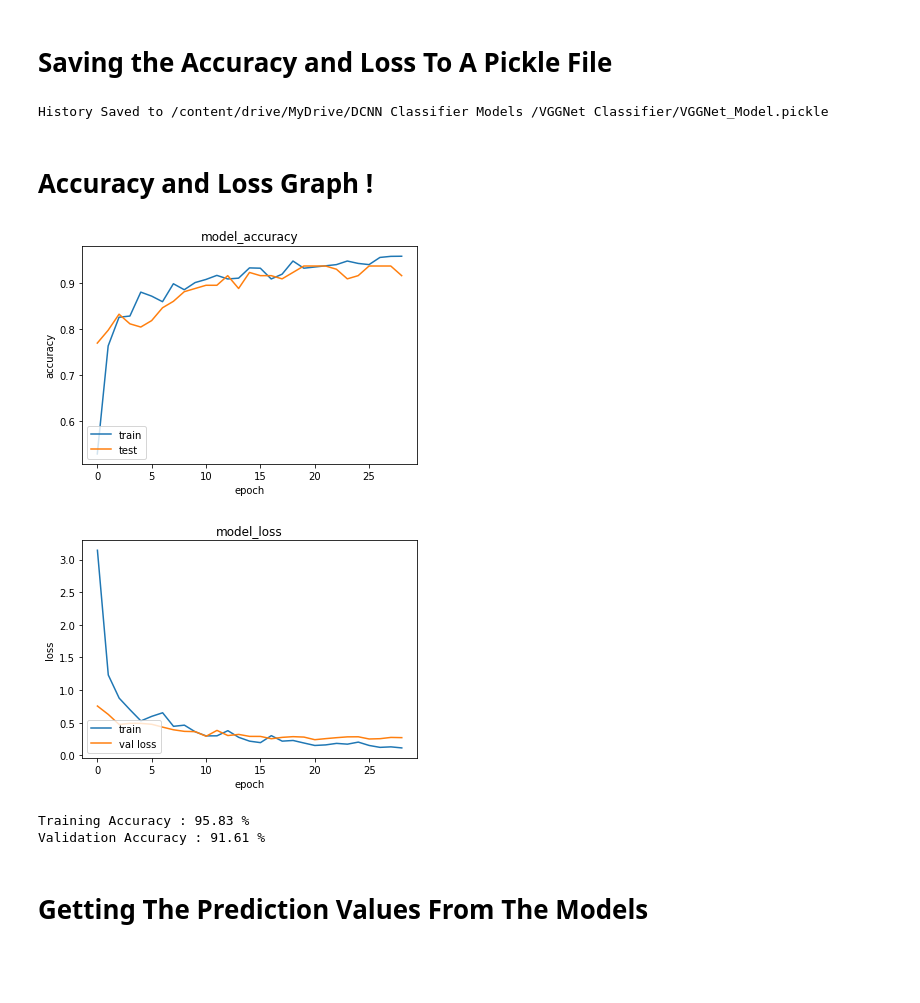
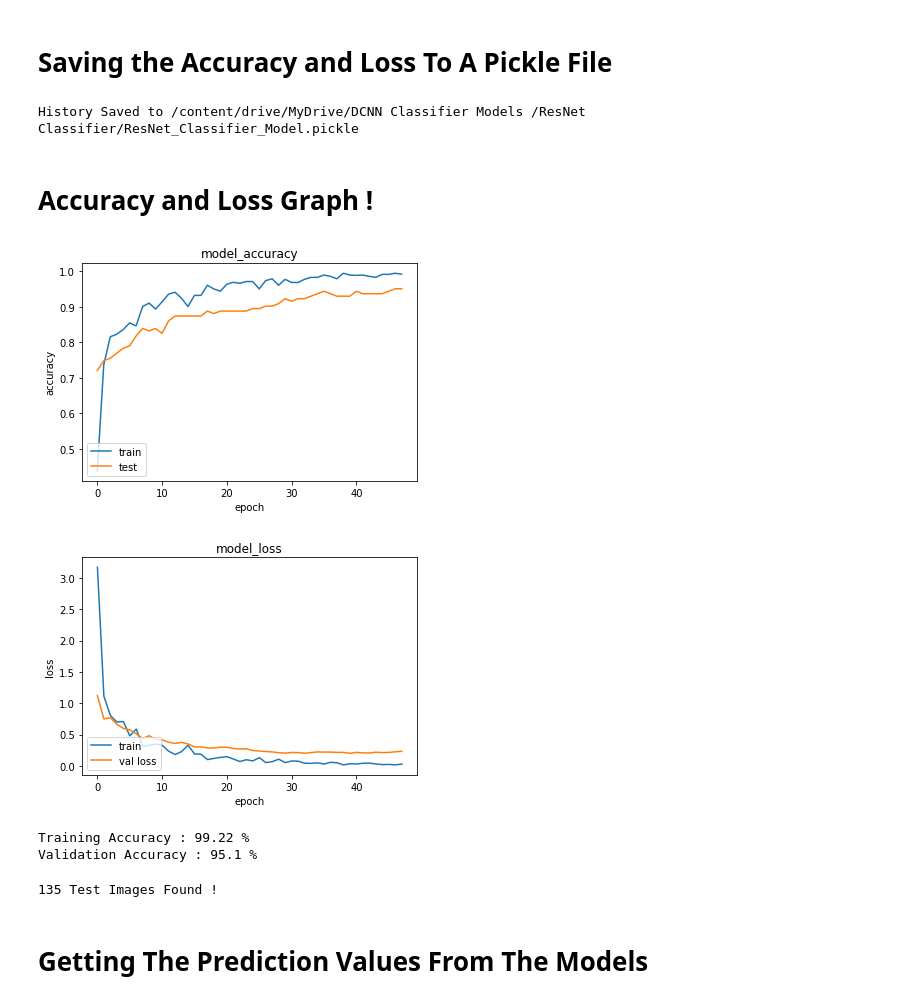
Before and after one commit to Anonymous1846/Blood-cancer-subtype-classification-using-DCNN, a Jupyter notebook: DCNN_Classifier.ipynb, the cells around one changed output. Saved outputs shown, nothing was run; the diff lists cells and outputs as text; code cells hidden in the pictures; blank space fills up the shorter version.

```diff
--- a/DCNN_Classifier.ipynb
+++ b/DCNN_Classifier.ipynb
@@ -600,12 +664,12 @@ Epoch 29: early stopping
 # %% [markdown]
 # Path To Store The Respective Model Training And Validation Losses
 # %%
-custom_model_history_pickle        = '/content/drive/MyDrive/DCNN Classifier Models /Test Classifier/Test Classifier_Model.pickle'
-alexnet_model_history_pickle       = '/content/drive/MyDrive/DCNN Classifier Models /AlexNet Classifier/AlexNet_Classifier_Model.pickle'
-resnet50_model_history_pickle      = '/content/drive/MyDrive/DCNN Classifier Models /resnet50_base Classifier/ResNet_Classifier_Model.pickle'
-vgg16_model_history_pickle         = '/content/drive/MyDrive/DCNN Classifier Models /VGGNet Classifier/VGGNet_Model.pickle'
-inceptionv3_model_history_pickle   = '/content/drive/MyDrive/DCNN Classifier Models /GoogleNet Classifier/GoogleNet_Model.pickle'
-efficientnet_model_history_pickle  =  '/content/drive/MyDrive/DCNN Classifier Models /GoogleNet Classifier/EfficientNet_Model.pickle'
+custom_model_history      = '/content/drive/MyDrive/DCNN Classifier Models /Test Classifier/Test Classifier_Model.pickle'
+alexnet_model_history     = '/content/drive/MyDrive/DCNN Classifier Models /AlexNet Classifier/AlexNet_Classifier_Model.pickle'
+resnet50_model_history    = '/content/drive/MyDrive/DCNN Classifier Models /ResNet Classifier/ResNet_Classifier_Model.pickle'
+vgg16_model_history       = '/content/drive/MyDrive/DCNN Classifier Models /VGGNet Classifier/VGGNet_Model.pickle'
+inceptionv3_model_history   = '/content/drive/MyDrive/DCNN Classifier Models /GoogleNet Classifier/GoogleNet_Model.pickle'
+efficientnet_model_history  =  '/content/drive/MyDrive/DCNN Classifier Models /GoogleNet Classifier/EfficientNet_Model.pickle'
 # %% [markdown]
 # **Saving the Accuracy and Loss To A Pickle File**
 # %%
@@ -624,9 +688,9 @@ def save_file(pickle_dir,model_history):
     binary_pickle.write(pickle.dumps(model_history))          #dumping to pickle before writing to pickle file !
     print(f'History Saved to {pickle_dir}')
 
-save_file(vgg16_model_history_pickle,trained_model.history)  #the path of the model history pickle and the current model history !
+save_file(resnet50_model_history,trained_model.history)  #the path of the model history pickle and the current model history !
 # %% [output]
-History Saved to /content/drive/MyDrive/DCNN Classifier Models /VGGNet Classifier/VGGNet_Model.pickle
+History Saved to /content/drive/MyDrive/DCNN Classifier Models /ResNet Classifier/ResNet_Classifier_Model.pickle
 # %% [markdown]
 # **Accuracy and Loss Graph !**
 # %%
@@ -637,38 +701,53 @@ def plot_metrics(acc_path):
     The accuracy and the losses at each iteration/epoch is evaluated in the graph below
     matplotlib is used for plotting.
 
     params: model history path (.pickle file)
     return: None
   '''
   with open(acc_path,'rb') as model_history: #opening the pickle file which contains the dictionary !
     model=model_history.read()
   model=pickle.loads(model)
   plt.plot(model['accuracy'])
   plt.plot(model['val_accuracy'])
   plt.title('model_accuracy')
   plt.ylabel('accuracy')
   plt.xlabel('epoch')
   plt.legend(['train','test'],loc='lower left')
   plt.show()
 
   plt.plot(model['loss'])
   plt.plot(model['val_loss'])
   plt.title('model_loss')
   plt.ylabel('loss')
   plt.xlabel('epoch')
   plt.legend(['train','val loss'],loc='lower left')
   plt.show()
   train_acc = model['accuracy'][-1]*100
   val_acc   = model['val_accuracy'][-1]*100
   print(f'Training Accuracy : {round(train_acc,2)} %')
   print(f'Validation Accuracy : {round(val_acc,2)} %')
 
-plot_metrics(vgg16_model_history_pickle)
+plot_metrics(resnet50_model_history)
 # %% [output]
-[figure, old version]
+[figure, new version]
-[figure, old version]
+[figure, new version]
-Training Accuracy : 95.83 %
-Validation Accuracy : 91.61 %
+Training Accuracy : 99.22 %
+Validation Accuracy : 95.1 %
+# %%
+aml = testing_data_path+'/AML'
+all = testing_data_path+'/ALL'
+normal = testing_data_path+'/Normal'
+cll = testing_data_path+'/CLL'
+cml = testing_data_path+'/CML'
+test_aml = [ os.path.join(aml,i) for i in os.listdir(aml)]
+test_all = [ os.path.join(all,i) for i in os.listdir(all)]
+test_cml = [ os.path.join(cml,i) for i in os.listdir(cml)]
+test_cll = [ os.path.join(cll,i) for i in os.listdir(cll)]
+test_normal = [ os.path.join(normal,i) for i in os.listdir(normal)]
+tests = test_aml+test_all+test_cml+test_cll+test_normal
+print(f'{len(tests)} Test Images Found !')
+# %% [output]
+135 Test Images Found !
 # %% [markdown]
 # **Getting The Prediction Values From The Models**
 # %%
```
Also changed, not shown: parts of 26 cells of this notebook.
